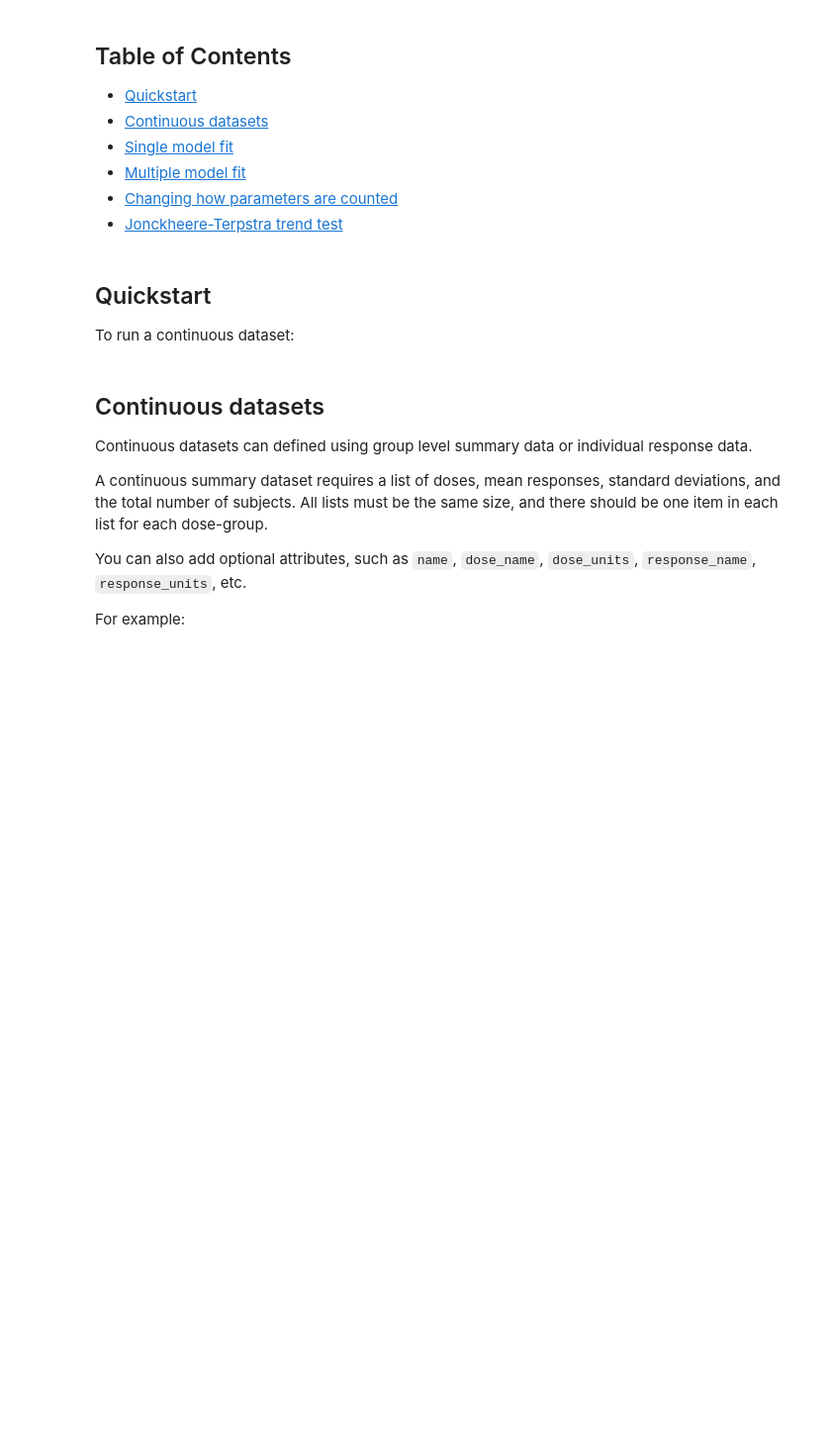
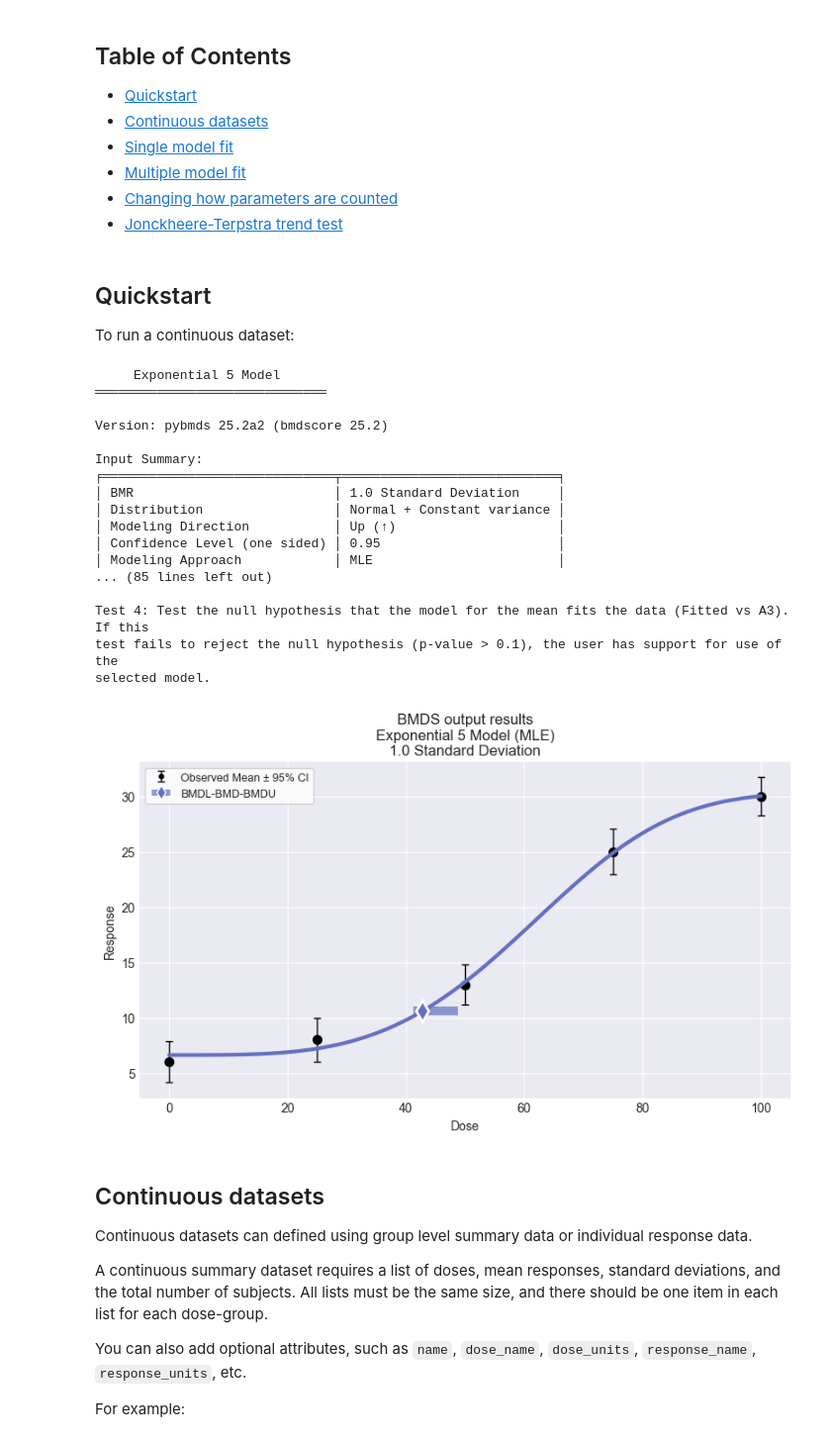
Before and after one commit to USEPA/BMDS, a Jupyter notebook: docs/source/recipes/continuous.ipynb, the cells around one changed output. Shown at 99% size. Saved outputs shown, nothing was run; the diff lists cells and outputs as text; code cells hidden in the pictures; blank space fills up the shorter version.

```diff
--- a/docs/source/recipes/continuous.ipynb
+++ b/docs/source/recipes/continuous.ipynb
@@ -23,28 +23,51 @@ To run a continuous dataset:
 # %%
 import pybmds
 
 # create a continuous dataset
 dataset = pybmds.ContinuousDataset(
     doses=[0, 25, 50, 75, 100],
     ns=[20, 20, 20, 20, 20],
     means=[6, 8, 13, 25, 30],
     stdevs=[4, 4.3, 3.8, 4.4, 3.7],
 )
 
 # create a session
 session = pybmds.Session(dataset=dataset)
 session.add_default_models()
 
 # execute the session; recommend best-fitting model
 session.execute_and_recommend()
 
+if session.recommended_model is not None:
+    fig = session.recommended_model.plot()
+    print(session.recommended_model.text())
+
 # save excel report
 df = session.to_df()
 df.to_excel("output/report.xlsx")
 
 # save to a word report
 report = session.to_docx()
 report.save("output/report.docx")
+# %% [output]
+     Exponential 5 Model
+══════════════════════════════
+
+Version: pybmds 25.2a2 (bmdscore 25.2)
+
+Input Summary:
+╒══════════════════════════════╤════════════════════════════╕
+│ BMR                          │ 1.0 Standard Deviation     │
+│ Distribution                 │ Normal + Constant variance │
+│ Modeling Direction           │ Up (↑)                     │
+│ Confidence Level (one sided) │ 0.95                       │
+│ Modeling Approach            │ MLE                        │
+... (85 lines left out)
+
+Test 4: Test the null hypothesis that the model for the mean fits the data (Fitted vs A3). If this
+test fails to reject the null hypothesis (p-value > 0.1), the user has support for use of the
+selected model.
+[figure, added]
 # %% [markdown]
 ## Continuous datasets
 
```
Also changed, not shown: 3 other files.
